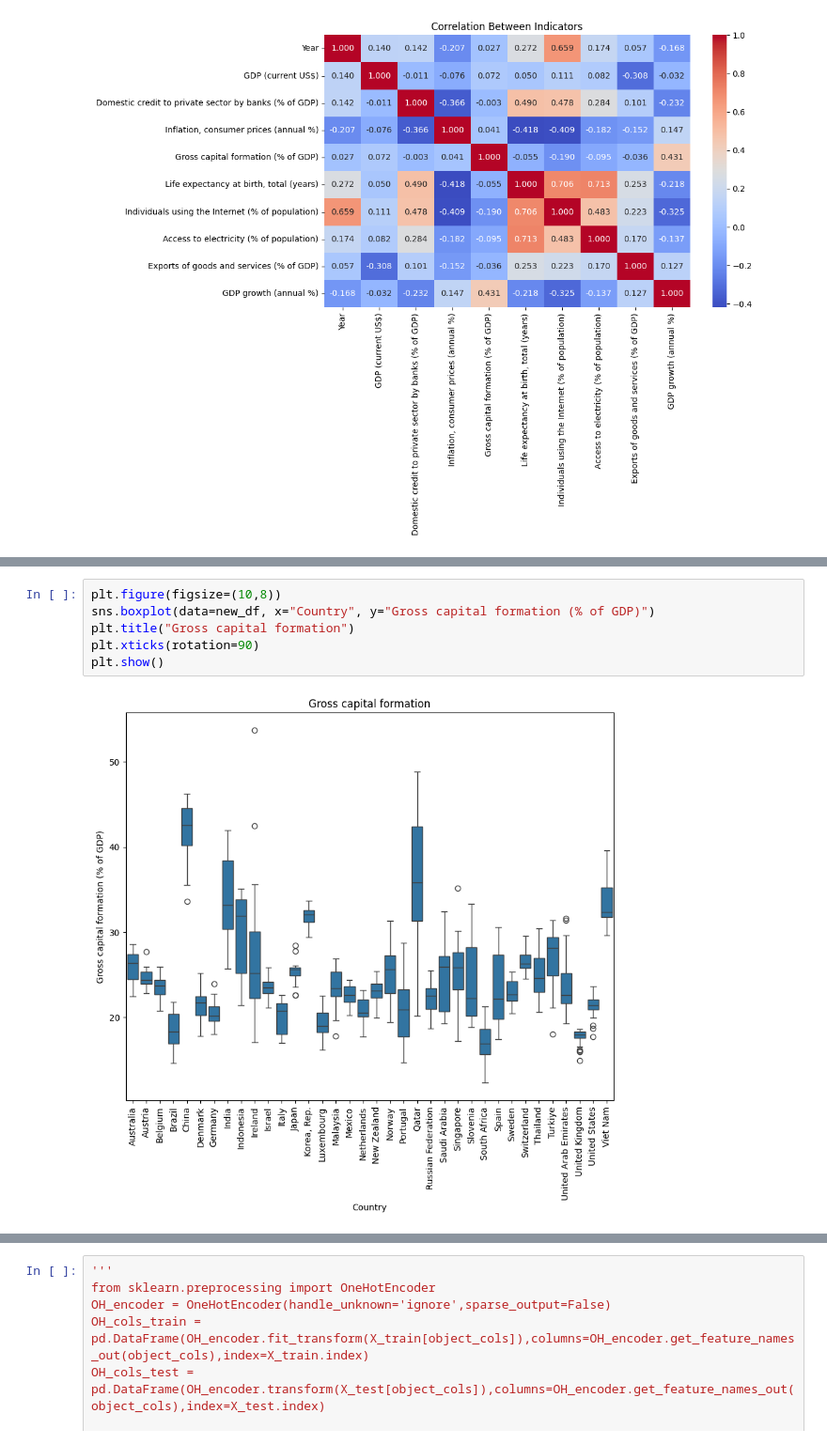
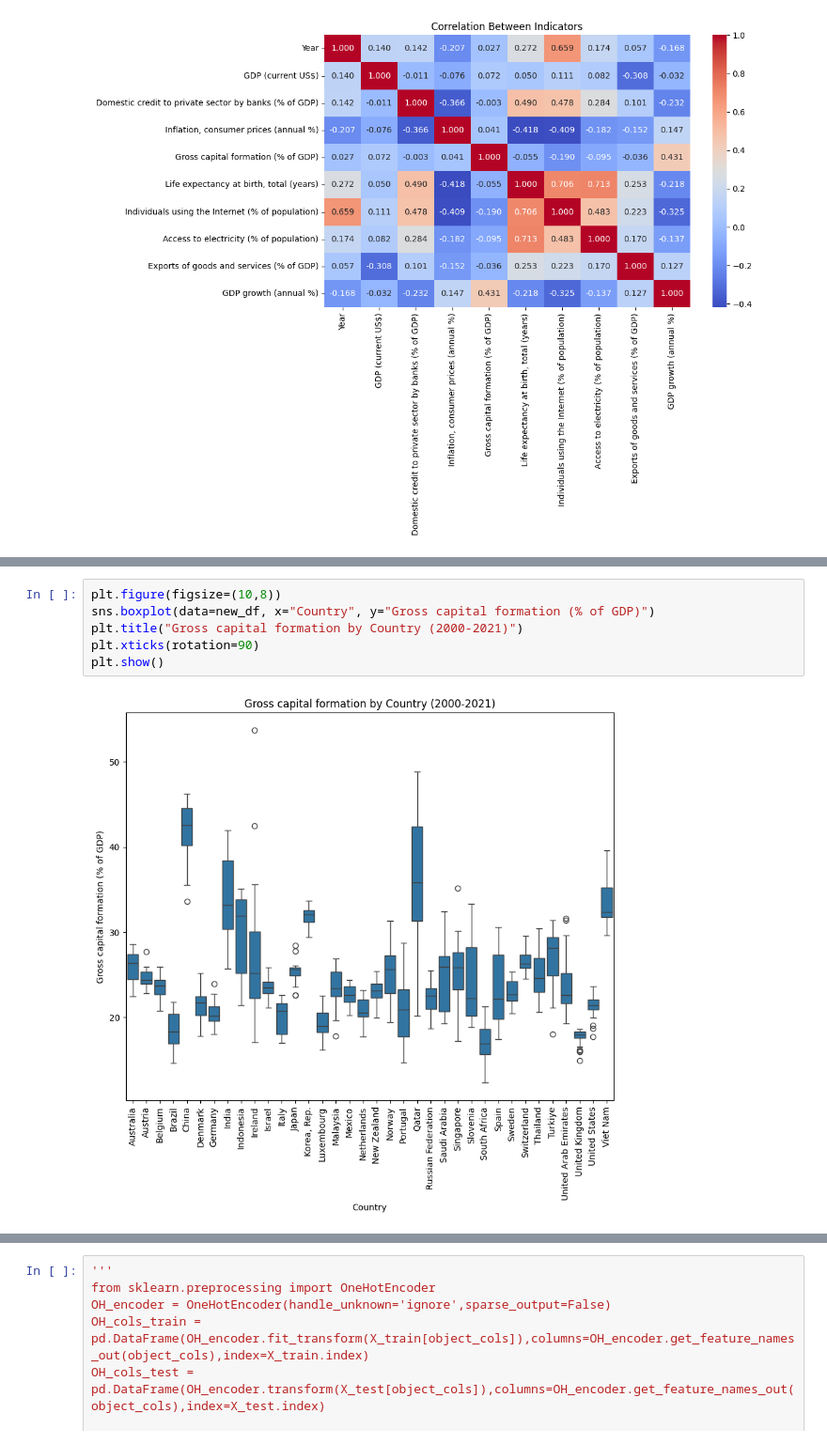
Before and after one commit to kumarbyes/udacity_nanodegree_datascience_course1, a Jupyter notebook: Project_Supervised_ML.ipynb, the cells around one changed output, grey strips where cells are left out. Shown at 94% size. Cells and saved outputs as stored; diff of their text form.

```diff
--- a/Project_Supervised_ML.ipynb
+++ b/Project_Supervised_ML.ipynb
@@ -551,8 +514,8 @@ plt.show()
 # %%
 plt.figure(figsize=(10,8))
 sns.boxplot(data=new_df, x="Country", y="Gross capital formation (% of GDP)")
-plt.title("Gross capital formation")
+plt.title("Gross capital formation by Country (2000-2021)")
 plt.xticks(rotation=90)
 plt.show()
 # %% [output]
-[figure, old version]
+[figure, new version]
```
Also changed, not shown: parts of 46 cells of this notebook.
